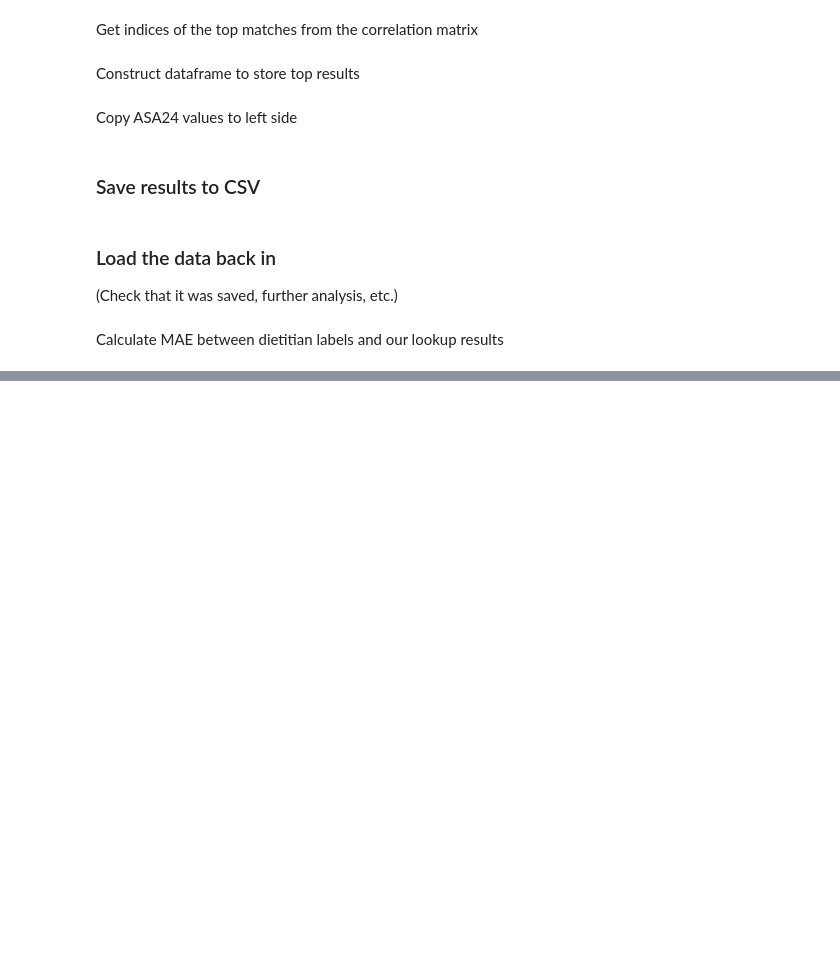
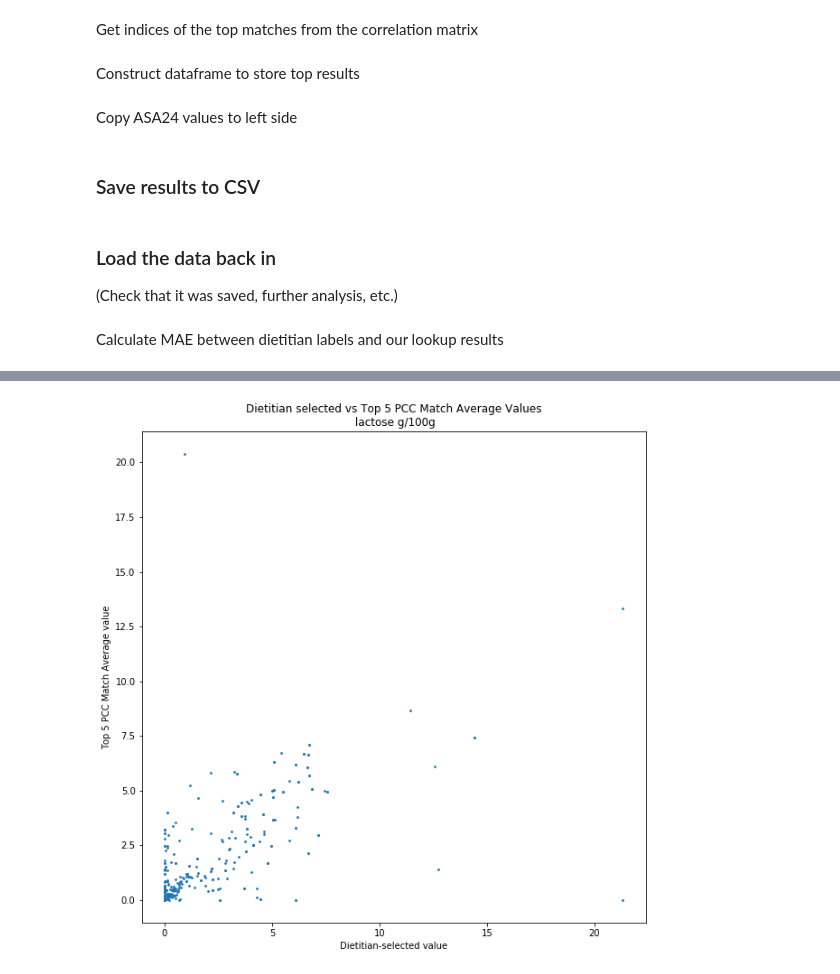
Before and after one commit to IBPA/dairy_matching, a Jupyter notebook: scripts/matching_pcc.ipynb, the cells around one changed output, grey strips where cells are left out. Drawn from its saved outputs; the diff is of its cells as text; code cells hidden in the pictures; blank space fills up the shorter version.

```diff
--- a/scripts/matching_pcc.ipynb
+++ b/scripts/matching_pcc.ipynb
@@ -378,0 +377,4 @@ ValueError: Incompatible dimension for X and Y matrices: X.shape[1] == 1401 whil
+# %%
+plot_results(labeled_lactose_first,lookup_lactose_mean_top)
+# %% [output]
+[figure, added]
```
Also changed, not shown: parts of 44 cells of this notebook.
